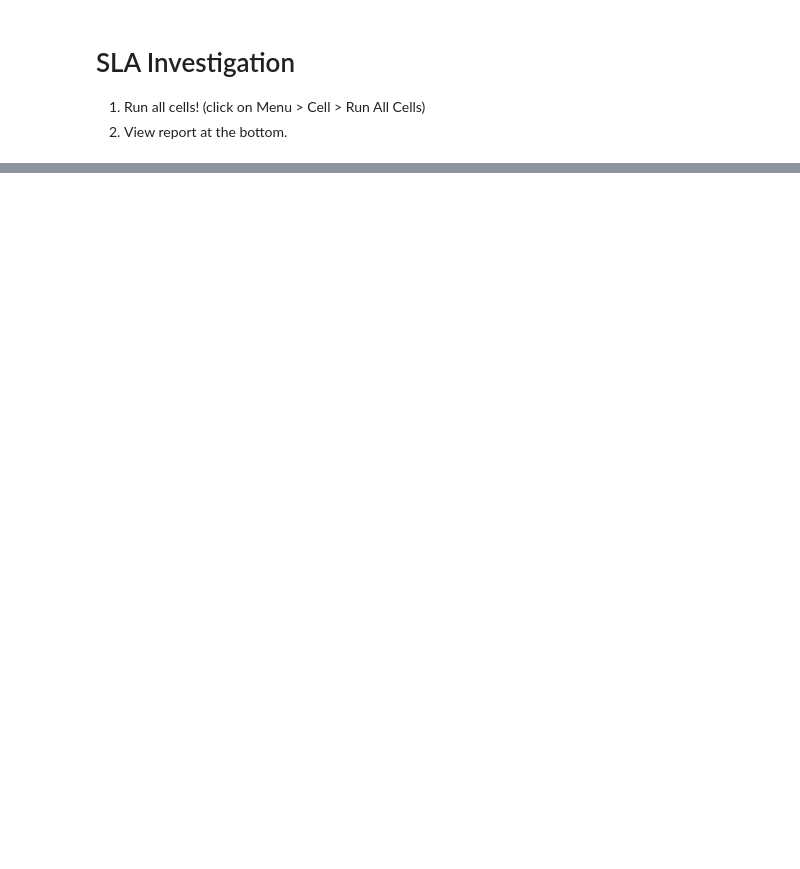
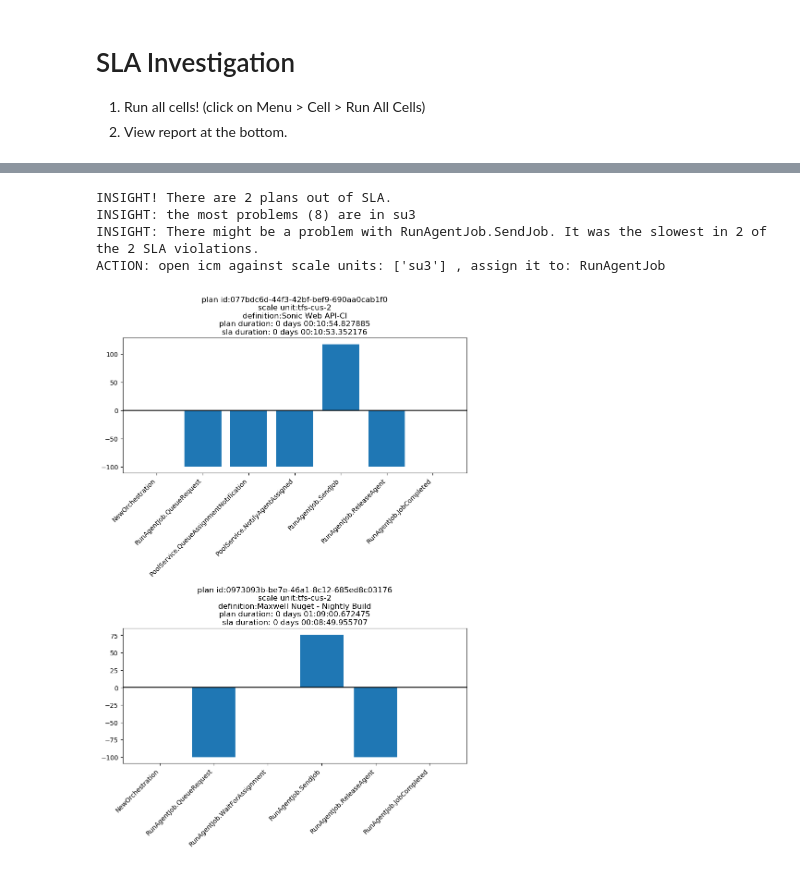
Before and after one commit to microsoft/devops-pipelines, a Jupyter notebook: sla.ipynb, the cells around one changed output, grey strips where cells are left out. Saved outputs shown, nothing was run; the diff lists cells and outputs as text; code cells hidden in the pictures; blank space fills up the shorter version.

```diff
--- a/sla.ipynb
+++ b/sla.ipynb
@@ -3,7 +3,7 @@
 1. Run all cells! (click on Menu > Cell > Run All Cells)
 1. View report at the bottom.
 # %%
-triggerTime='2019-07-25T04:01:00.0Z'
+triggerTime='2019-07-29 16:00:37.0Z'
 scaleUnit=''
 service='tfs'
 # %%
@@ -71,7 +72,7 @@ max_scale_units.sort()
 #     for oid in oids:
 #         print('   ', oid)
 # %%
-# collect histories for each bad plan
+# collect visualization data sets
 query = os.path.join('devops-pipelines', 'queries', 'sla', 'SLAVisualization.csl')
 with concurrent.futures.ThreadPoolExecutor() as executor:
     hfs = [executor.submit(akn.execute_file, client, 'VSO', query,
@@ -83,10 +84,18 @@ with concurrent.futures.ThreadPoolExecutor() as executor:
 
 # convert to data frames
 primary_results = [h.primary_results[0] for h in histories]
+dataframes = None
 with concurrent.futures.ThreadPoolExecutor() as executor:
     dataframe_futures = [executor.submit(akn.to_dataframe, r) for r in primary_results]
     dataframes = [dff.result() for dff in concurrent.futures.as_completed(dataframe_futures)]
-# histories = None
+histories = None
+
+# try to filter out false positives? at least
+required_phases = ('RunAgentJob.SendJob', 'RunAgentJob.JobCompleted')
+dataframes = [df for df in dataframes if all([p in df['PhaseName'].values for p in required_phases])]
+
+# final
+number_of_violations = len(dataframes)
 # %%
 # what was the worst phase?
 if dataframes:
@@ -104,32 +113,47 @@ else:
     print('INSIGHT: There might be a problem with', worst_phaseName + '.',
           'It was the slowest in', worst_count, 'of the', number_of_violations, 'SLA violations.')
     print('ACTION: open icm against scale units:', max_scale_units, ', assign it to:', worst_team)
+# %% [output]
+INSIGHT! There are 2 plans out of SLA.
+INSIGHT: the most problems (8) are in su3
+INSIGHT: There might be a problem with RunAgentJob.SendJob. It was the slowest in 2 of the 2 SLA violations.
+ACTION: open icm against scale units: ['su3'] , assign it to: RunAgentJob
 # %%
 # view all histories
 %matplotlib inline
 
 plt.rcdefaults()
 fig, axes = plt.subplots(nrows=number_of_violations,
                          ncols=1,
                          figsize=(8, 6 * number_of_violations),
                          constrained_layout=True)
 
 vdf = akn.to_dataframe(violations.primary_results[0])
 for i in range(number_of_violations):
-    df = dataframes[i][['PlanId', 'PhaseName', 'PercentDifference']]
+    df = dataframes[i]
     ax = axes[i] if number_of_violations > 1 else axes
     ax.axhline(0, color='k')
 
     x = df['PhaseName']
     xpos = np.arange(len(x))
     y = df['PercentDifference']
     plan_id = df['PlanId'].iloc[0]
-    total_duration = 'duration: ' + str(vdf.loc[vdf['PlanId'] == plan_id]['PlanDuration'].iloc[0])
-    ax.title.set_text('\n'.join([plan_id, total_duration]))
+
+    violation_row = vdf.loc[vdf['PlanId'] == plan_id]
+    title = '\n'.join([
+        'plan id:' + plan_id,
+        'scale unit:'     + str(violation_row['ScaleUnit'].iloc[0]),
+        'definition:'     + str(df['DefinitionName'].iloc[0]),
+        'plan duration: ' + str(violation_row['PlanDuration'].iloc[0]),
+        'sla duration: '  + str(violation_row['TotalSLADuration'].iloc[0]),
+    ])
+    ax.title.set_text(title)
 
     ax.bar(x=xpos, height=y)
     ax.set_xticks(xpos)
     ax.set_xticklabels(x, rotation=45, ha="right")
 
 # output_filename = 'analysis.svg'
 # plt.savefig(output_filename, format='svg')
+# %% [output]
+[figure, added]
```
Also changed, not shown: parts of 2 cells of this notebook, 2 other files.
